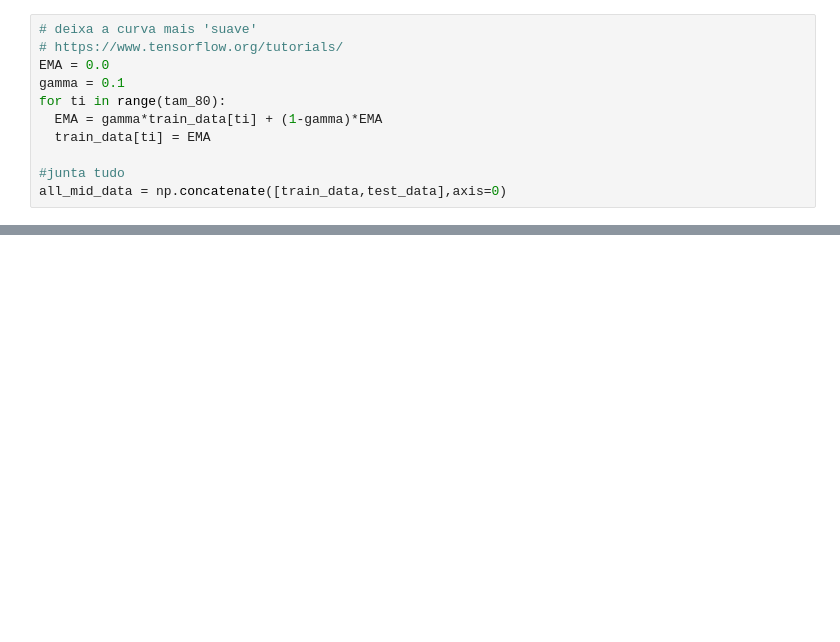
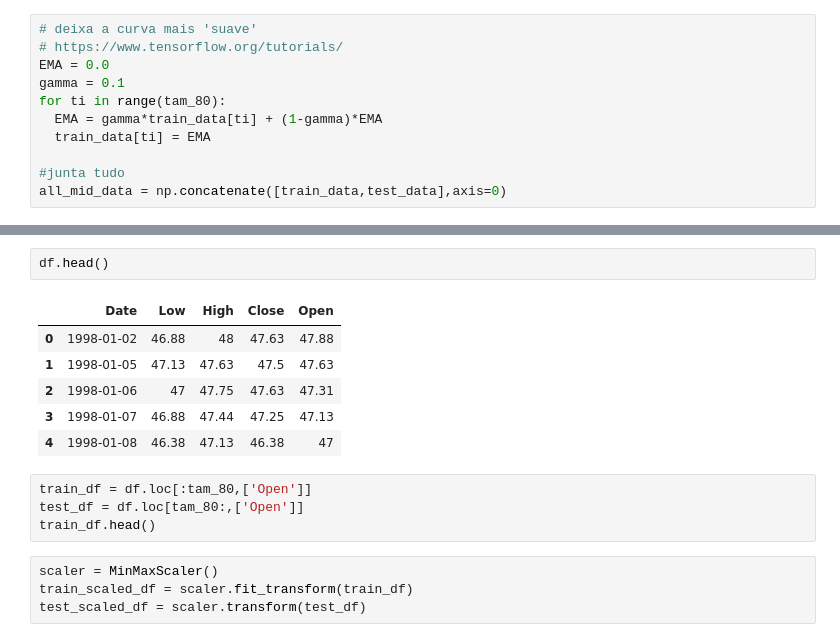
Before and after one commit to lucasrodrigues10/IA_Python, a Jupyter notebook: Projeto_Final/main.ipynb, the cells around one changed output, grey strips where cells are left out. Cells and saved outputs as stored; diff of their text form; blank space fills up the shorter version.

```diff
--- a/Projeto_Final/main.ipynb
+++ b/Projeto_Final/main.ipynb
@@ -165,0 +197,17 @@ plt.show()
+# %%
+df.head()
+# %% [output]
+|  | Date | Low | High | Close | Open |
+| 0 | 1998-01-02 | 46.88 | 48 | 47.63 | 47.88 |
+| 1 | 1998-01-05 | 47.13 | 47.63 | 47.5 | 47.63 |
+| 2 | 1998-01-06 | 47 | 47.75 | 47.63 | 47.31 |
+| 3 | 1998-01-07 | 46.88 | 47.44 | 47.25 | 47.13 |
+| 4 | 1998-01-08 | 46.38 | 47.13 | 46.38 | 47 |
+# %%
+train_df = df.loc[:tam_80,['Open']]
+test_df = df.loc[tam_80:,['Open']]
+train_df.head()
+# %%
+scaler = MinMaxScaler()
+train_scaled_df = scaler.fit_transform(train_df)
+test_scaled_df = scaler.transform(test_df)
```
Also changed, not shown: parts of 20 cells of this notebook, 2 other files.
